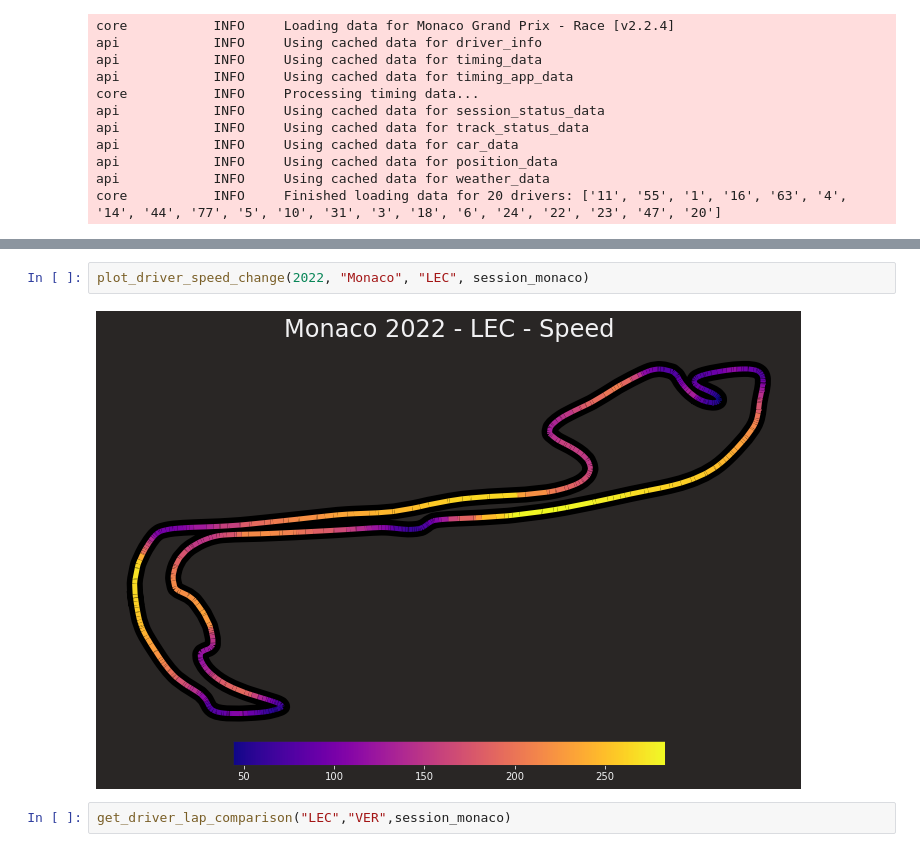
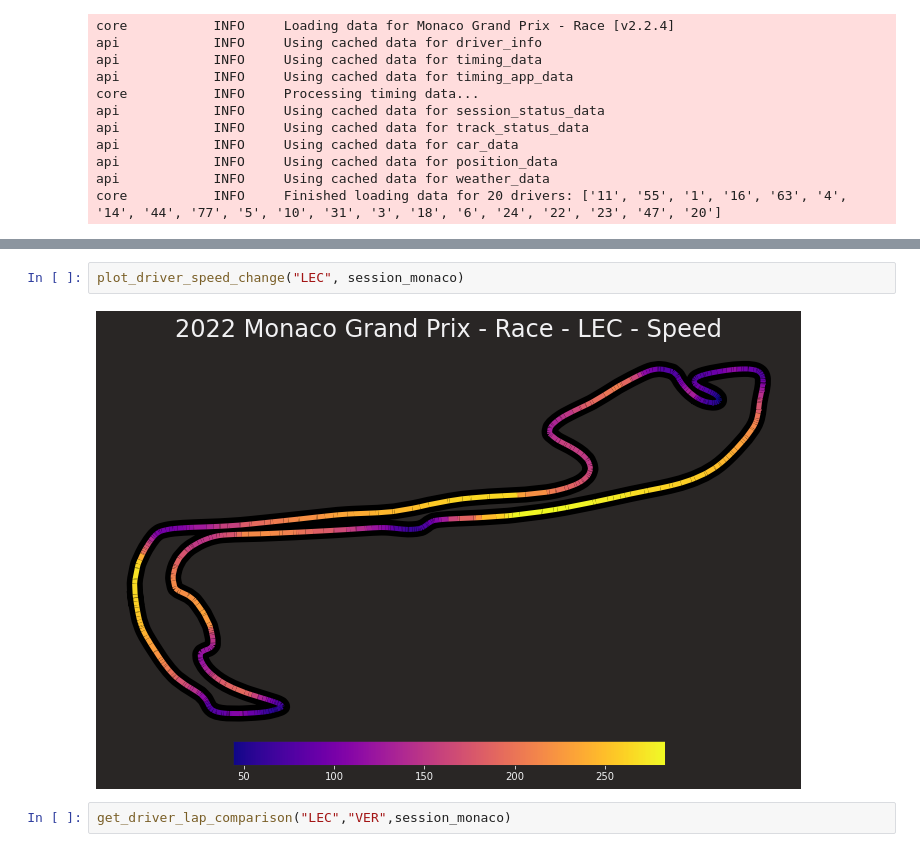
Before and after one commit to CamStevens15/F1_2022_race_analytics, a Jupyter notebook: Code_Analysis/Test.ipynb, the cells around one changed output, grey strips where cells are left out. Drawn from its saved outputs; the diff is of its cells as text.

```diff
--- a/Code_Analysis/Test.ipynb
+++ b/Code_Analysis/Test.ipynb
@@ -35,7 +43,7 @@ core           INFO     Finished loading data for 20 drivers: ['11', '55', '1',
 # %%
-plot_driver_speed_change(2022, "Monaco", "LEC", session_monaco)
+plot_driver_speed_change("LEC", session_monaco)
 # %% [output]
-[figure, old version]
+[figure, new version]
 # %%
 get_driver_lap_comparison("LEC","VER",session_monaco)
 # %% [output]
```
Also changed, not shown: parts of 9 cells of this notebook, 2 other files.
